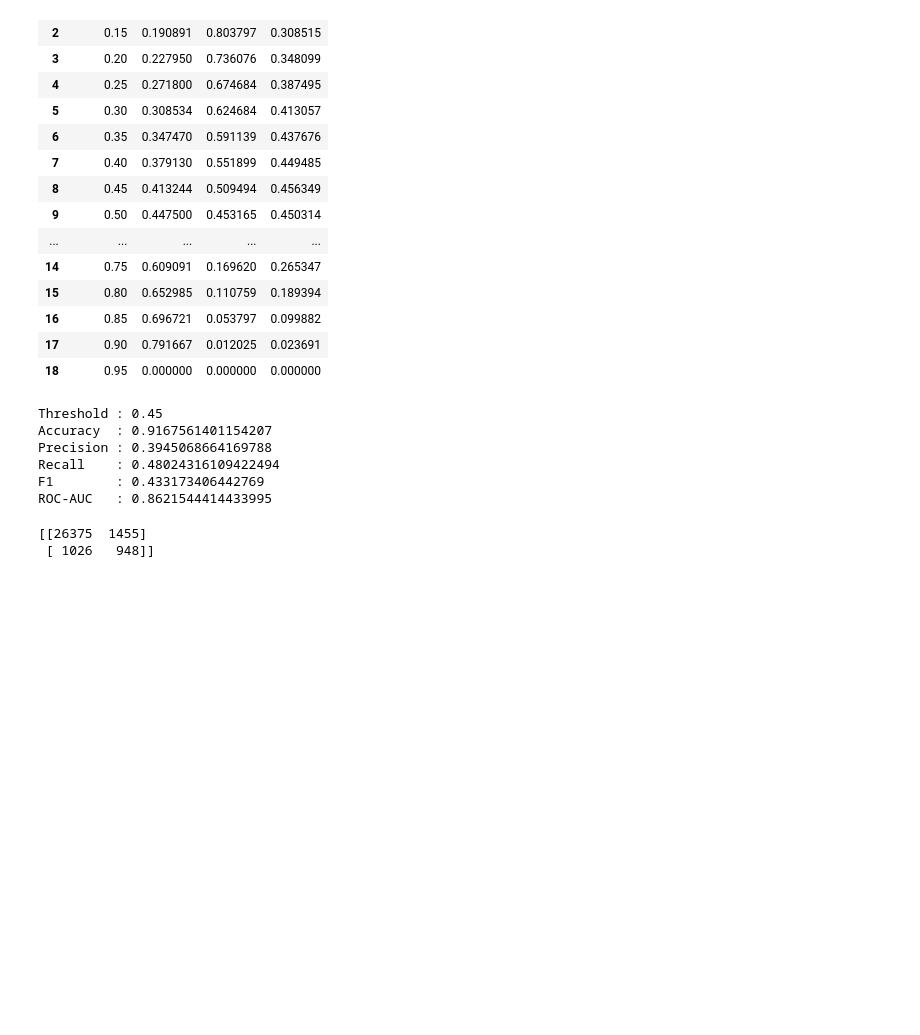
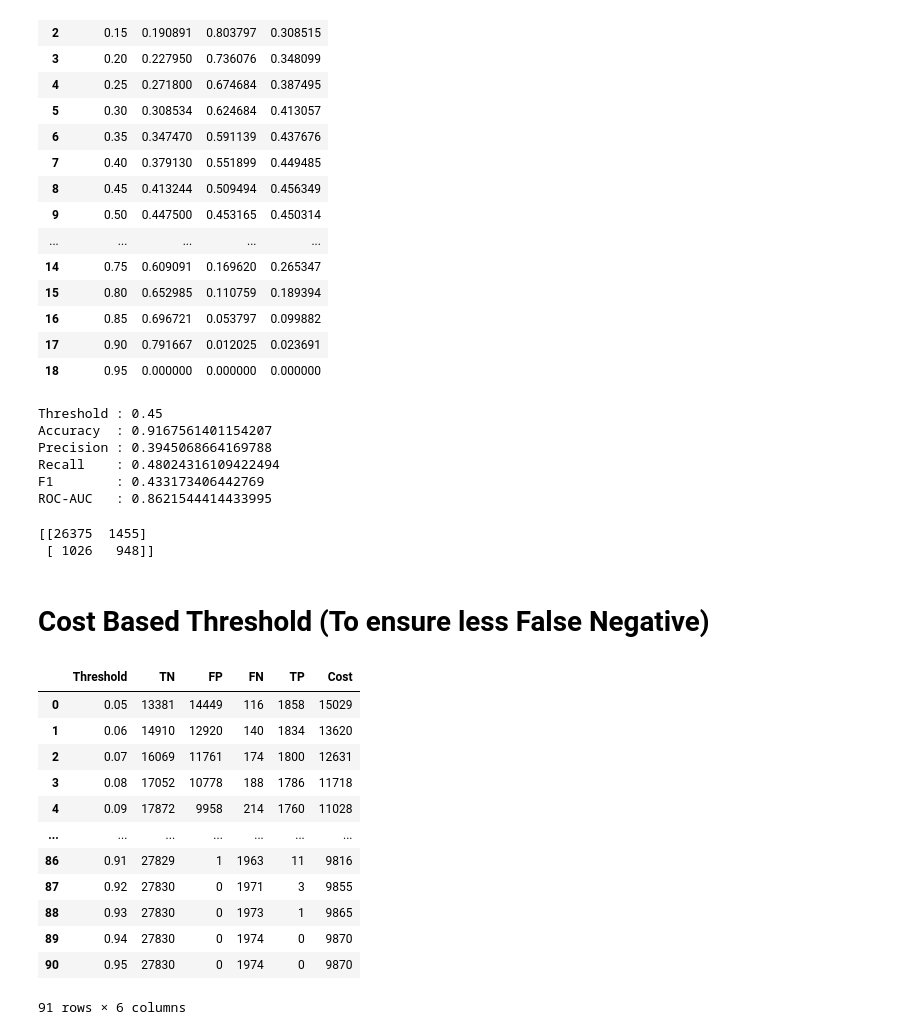
Before and after one commit to YashWaghmare2206/AI-ML, a Jupyter notebook: Project/notebooks/06_evaluation_threshold.ipynb, the cells around one changed output. Saved outputs shown, nothing was run; the diff lists cells and outputs as text; code cells hidden in the pictures; blank space fills up the shorter version.

Commit message:
Credit Default Project : Cost based Threshold

```diff
--- a/Project/notebooks/06_evaluation_threshold.ipynb
+++ b/Project/notebooks/06_evaluation_threshold.ipynb
@@ -213,3 +213,5 @@ print(cm)
 # %% [output]
 [[26375  1455]
  [ 1026   948]]
+# %% [markdown]
+# Cost Based Threshold (To ensure less False Negative)
@@ -215,0 +220,47 @@ print(cm)
+# %%
+# Business Cost
+C_FN = 5   # Cost of False Negative (Missing an Defaulter)
+C_FP = 1    # Cost of False Positive (Classifying Non defaulter as Defaulter)
+
+thresholds = np.arange(0.05 , 0.96 , 0.01)
+
+results = []
+
+for threshold in thresholds:
+
+    y_pred = (y_prob_test >= threshold).astype(int)
+
+    tn , fp , fn , tp = confusion_matrix(
+        y_test,
+        y_pred
+    ).ravel()
+
+    cost = C_FN * fn + C_FP * fp
+
+    results.append({
+        "Threshold": threshold,
+        "TN": tn,
+        "FP": fp,
+        "FN": fn,
+        "TP": tp,
+        "Cost": cost
+    })
+
+    cost_df = pd.DataFrame(results)
+    best_cost = cost_df.loc[cost_df["Cost"].idxmin()]
+
+cost_df
+# %% [output]
+|  | Threshold | TN | FP | FN | TP | Cost |
+| 0 | 0.05 | 13381 | 14449 | 116 | 1858 | 15029 |
+| 1 | 0.06 | 14910 | 12920 | 140 | 1834 | 13620 |
+| 2 | 0.07 | 16069 | 11761 | 174 | 1800 | 12631 |
+| 3 | 0.08 | 17052 | 10778 | 188 | 1786 | 11718 |
+| 4 | 0.09 | 17872 | 9958 | 214 | 1760 | 11028 |
+| ... | ... | ... | ... | ... | ... | ... |
+| 86 | 0.91 | 27829 | 1 | 1963 | 11 | 9816 |
+| 87 | 0.92 | 27830 | 0 | 1971 | 3 | 9855 |
+| 88 | 0.93 | 27830 | 0 | 1973 | 1 | 9865 |
+| 89 | 0.94 | 27830 | 0 | 1974 | 0 | 9870 |
+| 90 | 0.95 | 27830 | 0 | 1974 | 0 | 9870 |
+91 rows × 6 columns
```
Also changed, not shown: parts of 2 cells of this notebook.
